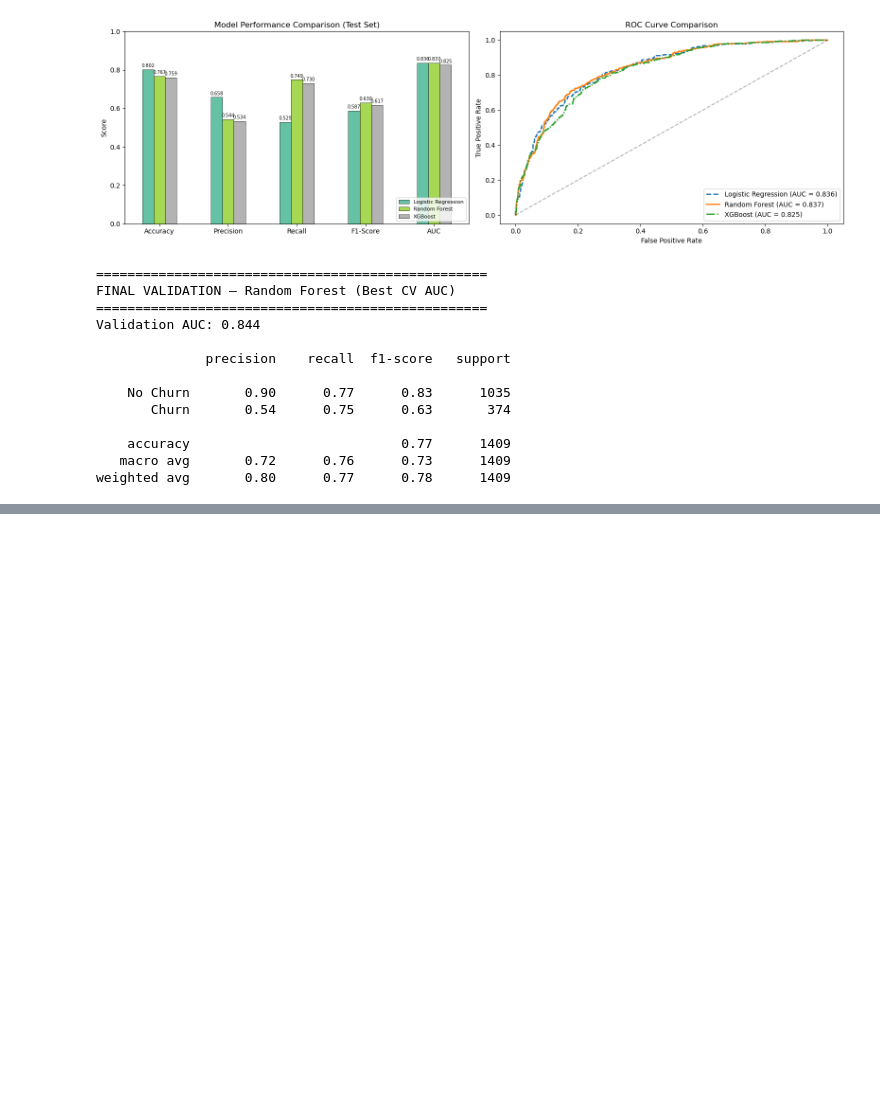
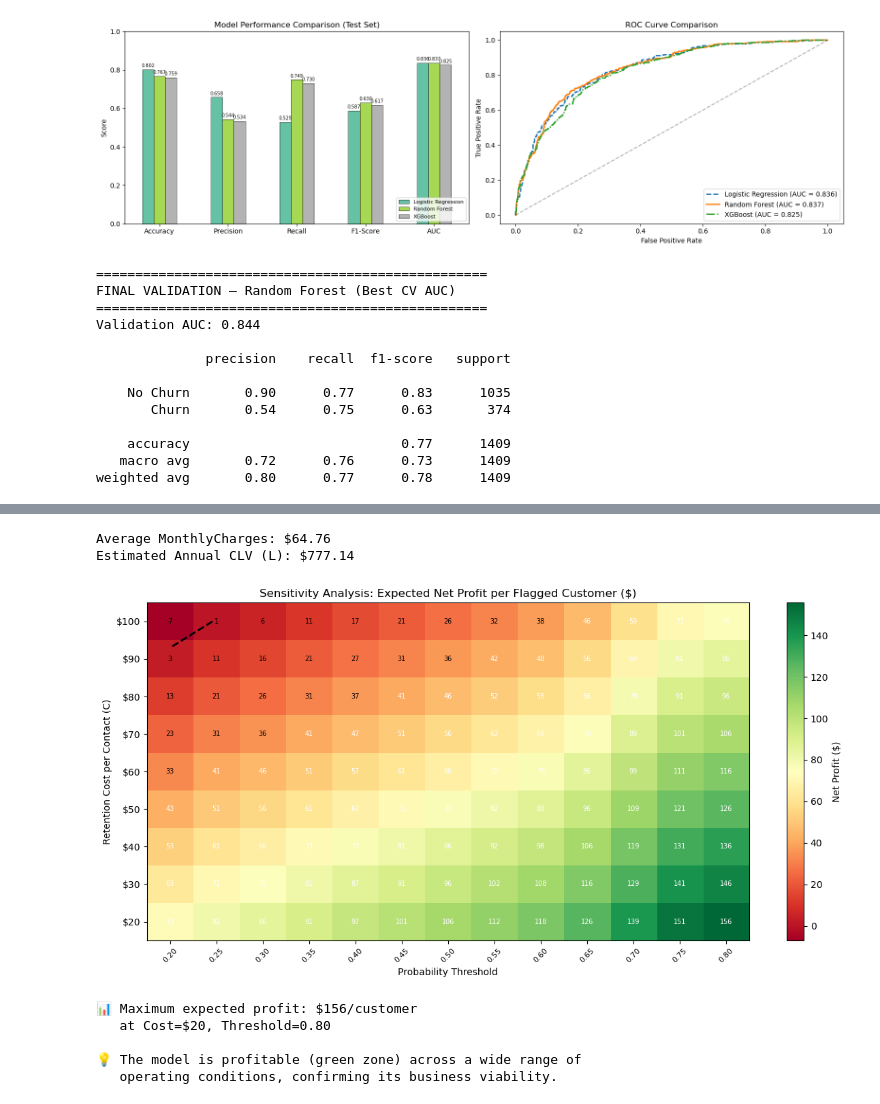
Before and after one commit to yingruma1999-hub/churn-prediction, a Jupyter notebook: churn prediction.ipynb, the cells around one changed output, grey strips where cells are left out. Saved outputs shown, nothing was run; the diff lists cells and outputs as text; code cells hidden in the pictures; blank space fills up the shorter version.

```diff
--- a/churn prediction.ipynb
+++ b/churn prediction.ipynb
@@ -793,0 +809,78 @@ In a business context, the cost of losing a customer (~$500–$1000/year in recu
+# %%
+# ==============================
+# 7.1 Unit Economics — Sensitivity Analysis
+# ==============================
+from sklearn.metrics import precision_score, recall_score
+import numpy as np
+
+# Use Random Forest (best model) probabilities on validation set
+probs = rf_val_prob
+
+# Derive average annual CLV from actual MonthlyCharges in the dataset
+avg_monthly = df['MonthlyCharges'].mean()
+avg_annual_clv = avg_monthly * 12  # ≈ $770/year
+print(f"Average MonthlyCharges: ${avg_monthly:.2f}")
+print(f"Estimated Annual CLV (L): ${avg_annual_clv:.2f}")
+
+# Parameters
+retention_success_rate = 0.30  # 30% of contacted churners are successfully retained
+cost_range = np.arange(20, 110, 10)          # Retention cost per contact: $20-$100
+threshold_range = np.arange(0.20, 0.80, 0.05)  # Probability thresholds
+
+# Build sensitivity matrix: Expected Net Profit per flagged customer
+profit_matrix = np.zeros((len(cost_range), len(threshold_range)))
+
+for i, cost in enumerate(cost_range):
+    for j, thresh in enumerate(threshold_range):
+        flagged = probs >= thresh
+        if flagged.sum() == 0:
+            profit_matrix[i, j] = 0
+            continue
+        # Precision at this threshold = P(actual churn | flagged)
+        prec = precision_score(y_val, flagged.astype(int), zero_division=0)
+        # Expected profit per flagged customer
+        revenue_saved = prec * retention_success_rate * avg_annual_clv
+        profit_matrix[i, j] = revenue_saved - cost
+
+# Heatmap
+fig, ax = plt.subplots(figsize=(12, 6))
+im = ax.imshow(profit_matrix, aspect='auto', cmap='RdYlGn', origin='lower')
+
+ax.set_xticks(range(len(threshold_range)))
+ax.set_xticklabels([f'{t:.2f}' for t in threshold_range], rotation=45, fontsize=8)
+ax.set_yticks(range(len(cost_range)))
+ax.set_yticklabels([f'${c}' for c in cost_range])
+ax.set_xlabel('Probability Threshold')
+ax.set_ylabel('Retention Cost per Contact (C)')
+ax.set_title('Sensitivity Analysis: Expected Net Profit per Flagged Customer ($)')
+
+# Annotate cells
+for i in range(len(cost_range)):
+    for j in range(len(threshold_range)):
+        val = profit_matrix[i, j]
+        color = 'white' if abs(val) > 40 else 'black'
+        ax.text(j, i, f'{val:.0f}', ha='center', va='center', fontsize=7, color=color)
+
+# Add break-even contour line
+cs = ax.contour(profit_matrix, levels=[0], colors='black', linewidths=2, linestyles='--')
+ax.clabel(cs, fmt='Break-even', fontsize=9)
+
+plt.colorbar(im, ax=ax, label='Net Profit ($)')
+plt.tight_layout()
+plt.show()
+
+# Print key insight
+best_idx = np.unravel_index(profit_matrix.argmax(), profit_matrix.shape)
+print(f"\n📊 Maximum expected profit: ${profit_matrix.max():.0f}/customer")
+print(f"   at Cost=${cost_range[best_idx[0]]}, Threshold={threshold_range[best_idx[1]]:.2f}")
+print(f"\n💡 The model is profitable (green zone) across a wide range of")
+print(f"   operating conditions, confirming its business viability.")
+# %% [output]
+Average MonthlyCharges: $64.76
+Estimated Annual CLV (L): $777.14
+[figure, added]
+📊 Maximum expected profit: $156/customer
+   at Cost=$20, Threshold=0.80
+
+💡 The model is profitable (green zone) across a wide range of
+   operating conditions, confirming its business viability.
```
Also changed, not shown: parts of 16 cells of this notebook, 2 other files.
